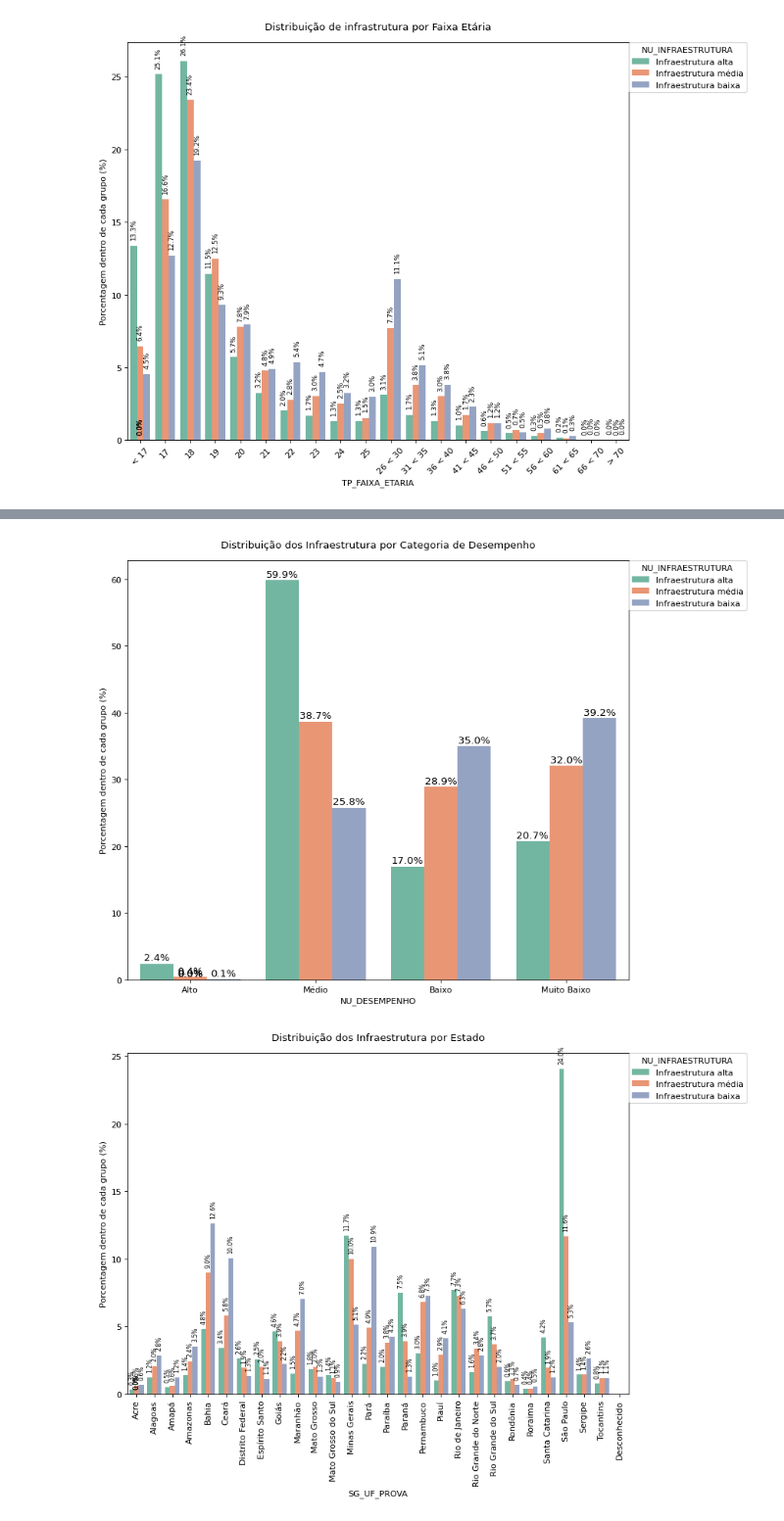
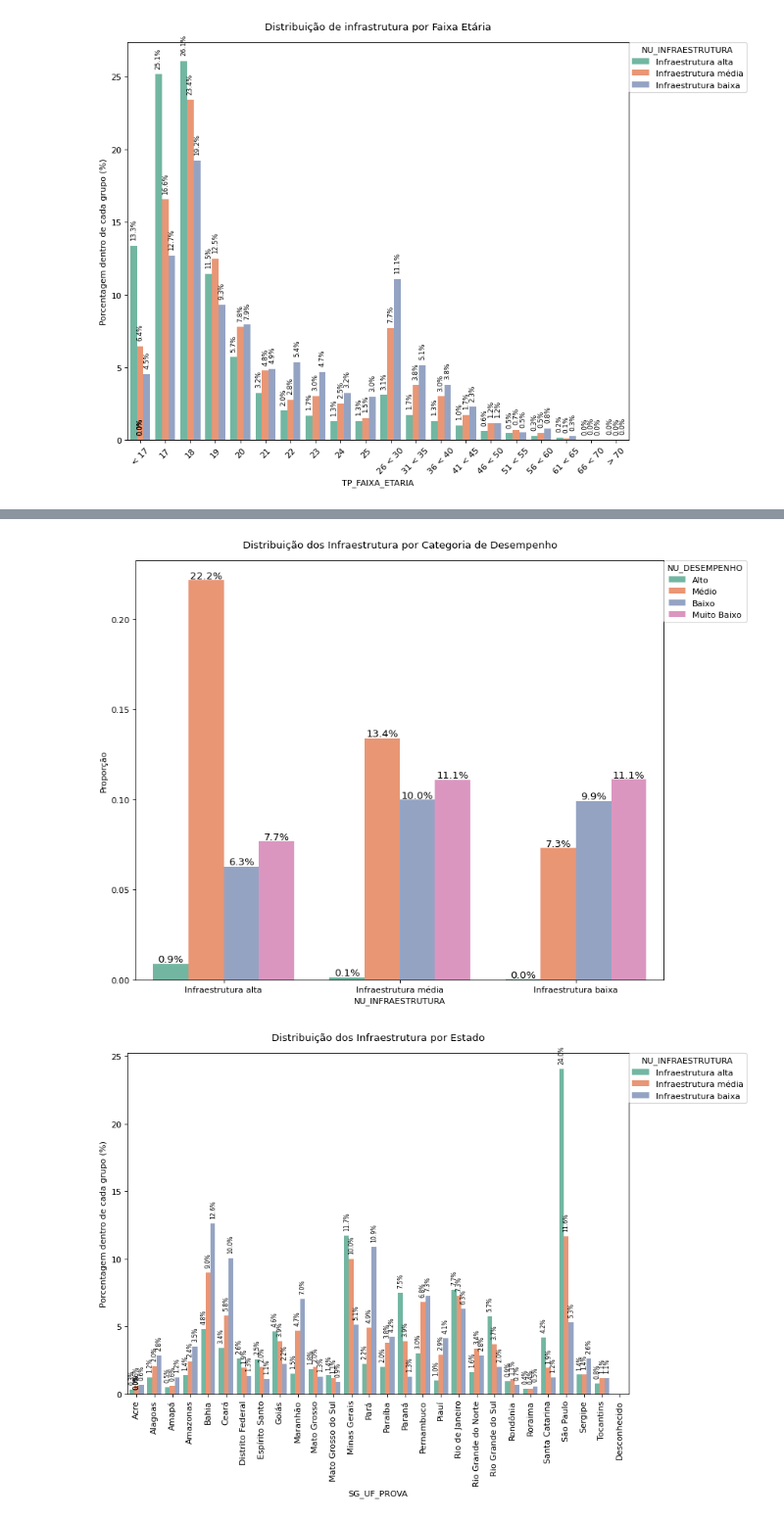
Before and after one commit to RafaelPetit/Microdados, a Jupyter notebook: microdados_V4.ipynb, the cells around one changed output, grey strips where cells are left out. Shown at 98% size. Drawn from its saved outputs; the diff is of its cells as text; code cells hidden in the pictures.

```diff
--- a/microdados_V4.ipynb
+++ b/microdados_V4.ipynb
@@ -393,7 +393,8 @@ import pandas as pd
 import matplotlib.pyplot as plt
 import seaborn as sns
 # %%
-microdados = pd.read_csv('microdados_tratado_copia.csv', sep=';', encoding='ISO-8859-1')
+microdados = pd.read_csv('microdados_tratado.csv', sep=';', encoding='ISO-8859-1')
+
 
 """
 Leitura do arquivo JSON com os tipos de dados de cada coluna
@@ -408,7 +407,7 @@ KeyError: "Only a column name can be used for the key in a dtype mappings argume
 # %%
-colunas_infraestrutura = ['Q007', 'Q008', 'Q009', 'Q010', 'Q011', 'Q012', 'Q013', 'Q014', 'Q015', 'Q016', 'Q017', 'Q018', 'Q019', 'Q020', 'Q021', 'Q022', 'Q023', 'Q024', 'Q025']
+# colunas_infraestrutura = ['Q007', 'Q008', 'Q009', 'Q010', 'Q011', 'Q012', 'Q013', 'Q014', 'Q015', 'Q016', 'Q017', 'Q018', 'Q019', 'Q020', 'Q021', 'Q022', 'Q023', 'Q024', 'Q025']
 
-microdados[colunas_infraestrutura] = microdados[colunas_infraestrutura].astype('string')
+# microdados[colunas_infraestrutura] = microdados[colunas_infraestrutura].astype('string')
 # %%
 def plotar_histograma(
     df,
@@ -846,16 +858,16 @@ plotar_histograma_porcentagem_por_hue(
 # %%
 # Distribuição dos Infraestrutura por Categoria de Desempenho
-plotar_histograma_porcentagem_por_hue(
+plotar_histograma_proporcao(
     df=microdados,
-    coluna_x='NU_DESEMPENHO',
-    coluna_hue='NU_INFRAESTRUTURA',
-    dicionario_x=desempenho,
-    dicionario_hue=infraestrutura,
+    coluna_x='NU_INFRAESTRUTURA',
+    coluna_hue='NU_DESEMPENHO',
+    dicionario_x=infraestrutura,
+    dicionario_hue=desempenho,
     titulo='Distribuição dos Infraestrutura por Categoria de Desempenho',
     rotacao_xticks=0,
 )
 # %% [output]
-[figure, old version]
+[figure, new version]
 # %%
 # 3. Comparação regional dos clusters.
 plotar_histograma_porcentagem_por_hue(
```
Also changed, not shown: parts of 16 cells of this notebook.
